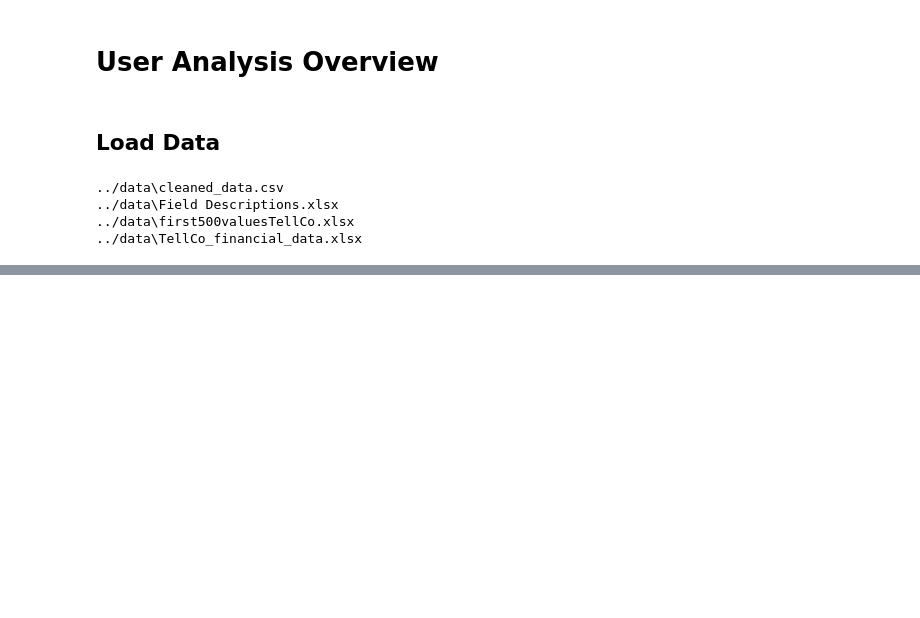
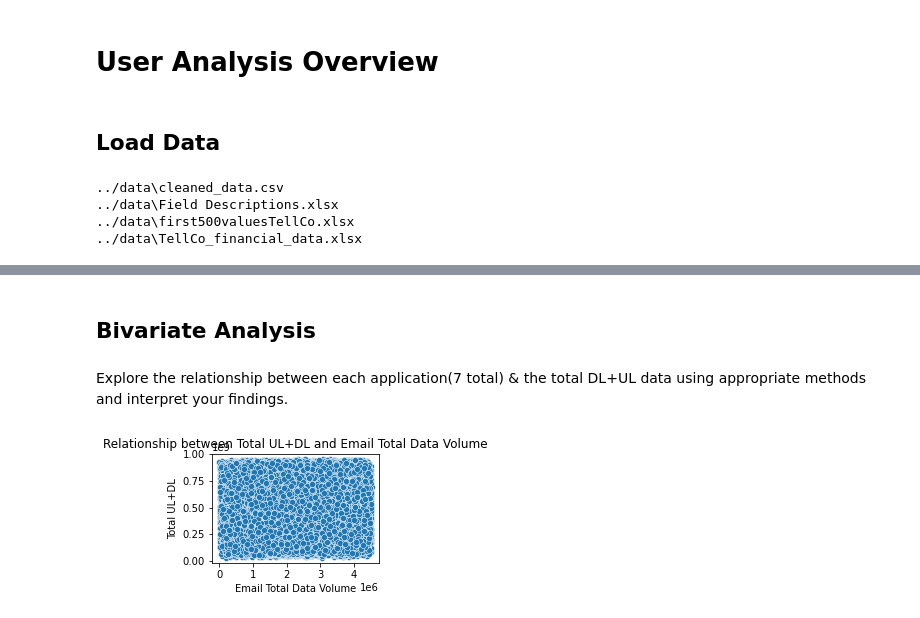
Before and after one commit to akrobi/TellCoAnalysis, a Jupyter notebook: notebooks/User Analysis Overview.ipynb, the cells around one changed output, grey strips where cells are left out. Saved outputs shown, nothing was run; the diff lists cells and outputs as text; code cells hidden in the pictures; blank space fills up the shorter version.

```diff
--- a/notebooks/User Analysis Overview.ipynb
+++ b/notebooks/User Analysis Overview.ipynb
@@ -33,0 +348,15 @@ for dirname, _, filenames in os.walk('../data'):
+# %% [markdown]
+## Bivariate Analysis
+# %% [markdown]
+Explore the relationship between each application(7 total) & the total DL+UL data using appropriate methods and interpret your findings.
+
+<!-- We can try to plot these features against the location and unique customer. later-->
+# %%
+# 1. Scatter matrix of total social media data volume vs total data volume
+
+plt.figure(figsize=(3, 2))
+sns.scatterplot(data = df_clean, x='Email Total Data Volume', y='Total UL+DL')
+plt.title('Relationship between Total UL+DL and Email Total Data Volume')
+plt.show()
+# %% [output]
+[figure, added]
```
Also changed, not shown: parts of 40 cells of this notebook, 2 other files.
